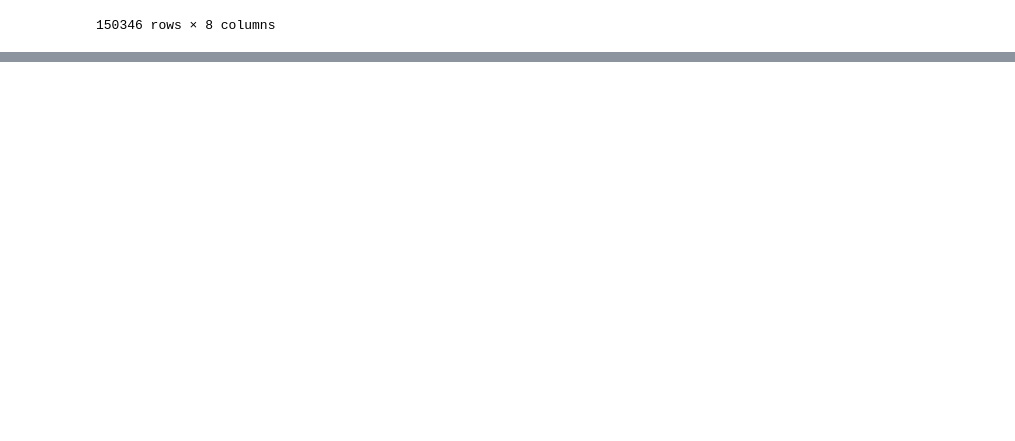
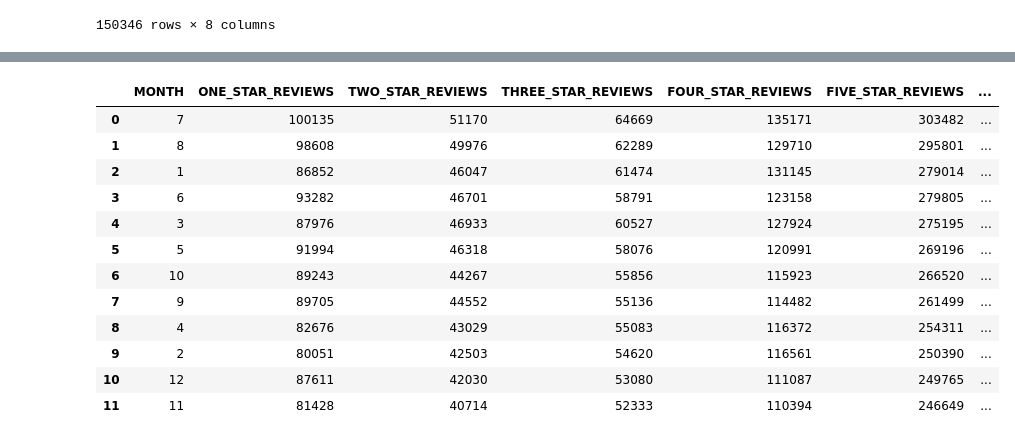
Before and after one commit to KeeganDavis/data-projects, a Jupyter notebook: yelp-reviews/notebooks/sql_queries.ipynb, the cells around one changed output, grey strips where cells are left out. Drawn from its saved outputs; the diff is of its cells as text; code cells hidden in the pictures; blank space fills up the shorter version.

```diff
--- a/yelp-reviews/notebooks/sql_queries.ipynb
+++ b/yelp-reviews/notebooks/sql_queries.ipynb
@@ -412,0 +417,33 @@ display(df)
+# %%
+# Months with the highest total reviews and highest average star rating
+df = cur.execute('''
+                SELECT
+                    MONTH(review_date) AS month,
+                    SUM(CASE WHEN stars=1 THEN 1 ELSE 0 END) AS one_star_reviews,
+                    SUM(CASE WHEN stars=2 THEN 1 ELSE 0 END) AS two_star_reviews,
+                    SUM(CASE WHEN stars=3 THEN 1 ELSE 0 END) AS three_star_reviews,
+                    SUM(CASE WHEN stars=4 THEN 1 ELSE 0 END) AS four_star_reviews,
+                    SUM(CASE WHEN stars=5 THEN 1 ELSE 0 END) AS five_star_reviews,
+                    COUNT(*) AS total_reviews,
+                    SUM(stars) AS total_stars,
+                    ROUND(AVG(stars), 2) avg_stars
+                FROM yelp_reviews
+                GROUP BY 1
+                ORDER BY COUNT(*) DESC;
+                 ''').fetch_pandas_all()
+
+display(df)
+# %% [output]
+|  | MONTH | ONE_STAR_REVIEWS | TWO_STAR_REVIEWS | THREE_STAR_REVIEWS | FOUR_STAR_REVIEWS | FIVE_STAR_REVIEWS | ... |
+| 0 | 7 | 100135 | 51170 | 64669 | 135171 | 303482 | ... |
+| 1 | 8 | 98608 | 49976 | 62289 | 129710 | 295801 | ... |
+| 2 | 1 | 86852 | 46047 | 61474 | 131145 | 279014 | ... |
+| 3 | 6 | 93282 | 46701 | 58791 | 123158 | 279805 | ... |
+| 4 | 3 | 87976 | 46933 | 60527 | 127924 | 275195 | ... |
+| 5 | 5 | 91994 | 46318 | 58076 | 120991 | 269196 | ... |
+| 6 | 10 | 89243 | 44267 | 55856 | 115923 | 266520 | ... |
+| 7 | 9 | 89705 | 44552 | 55136 | 114482 | 261499 | ... |
+| 8 | 4 | 82676 | 43029 | 55083 | 116372 | 254311 | ... |
+| 9 | 2 | 80051 | 42503 | 54620 | 116561 | 250390 | ... |
+| 10 | 12 | 87611 | 42030 | 53080 | 111087 | 249765 | ... |
+| 11 | 11 | 81428 | 40714 | 52333 | 110394 | 246649 | ... |
```
Also changed, not shown: parts of 8 cells of this notebook.
